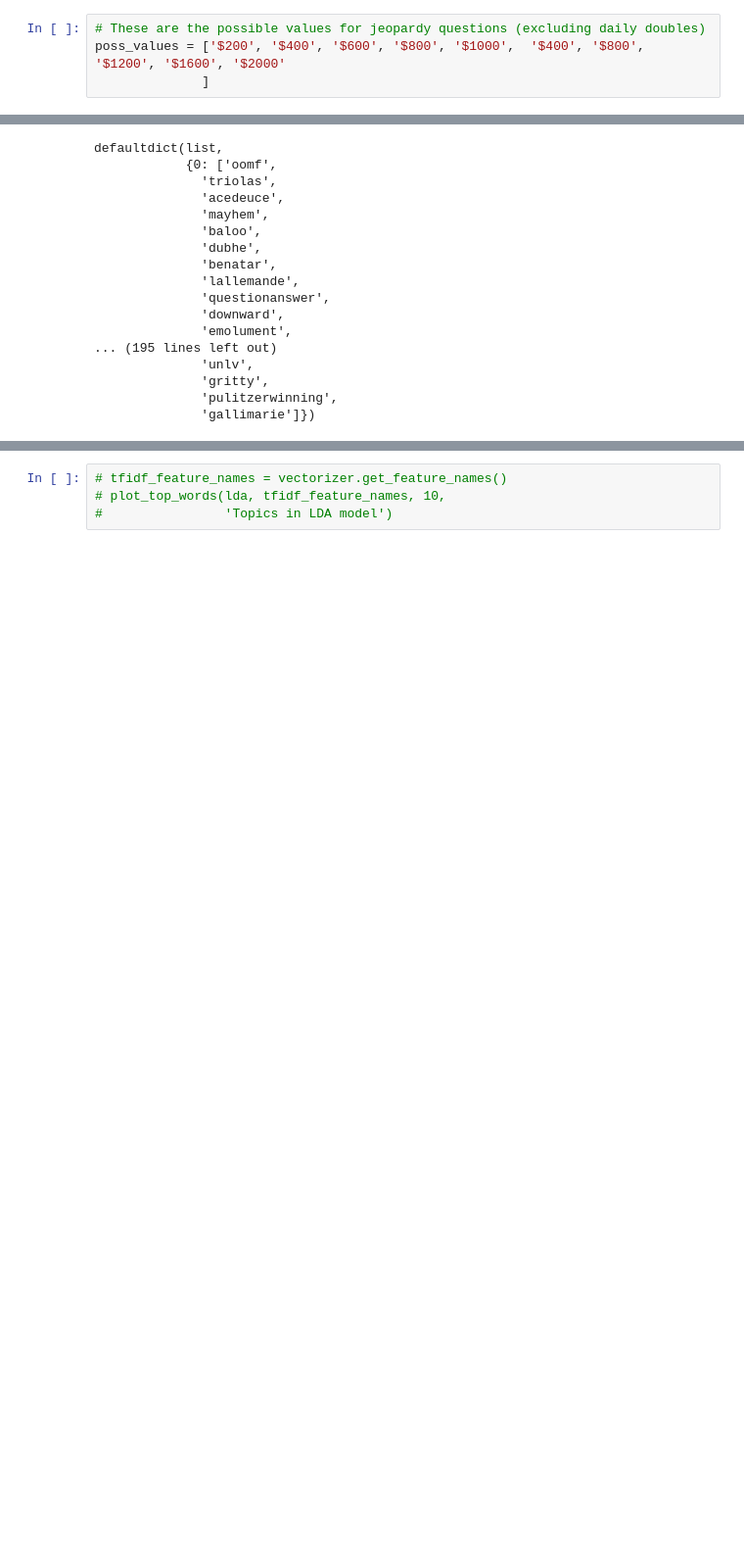
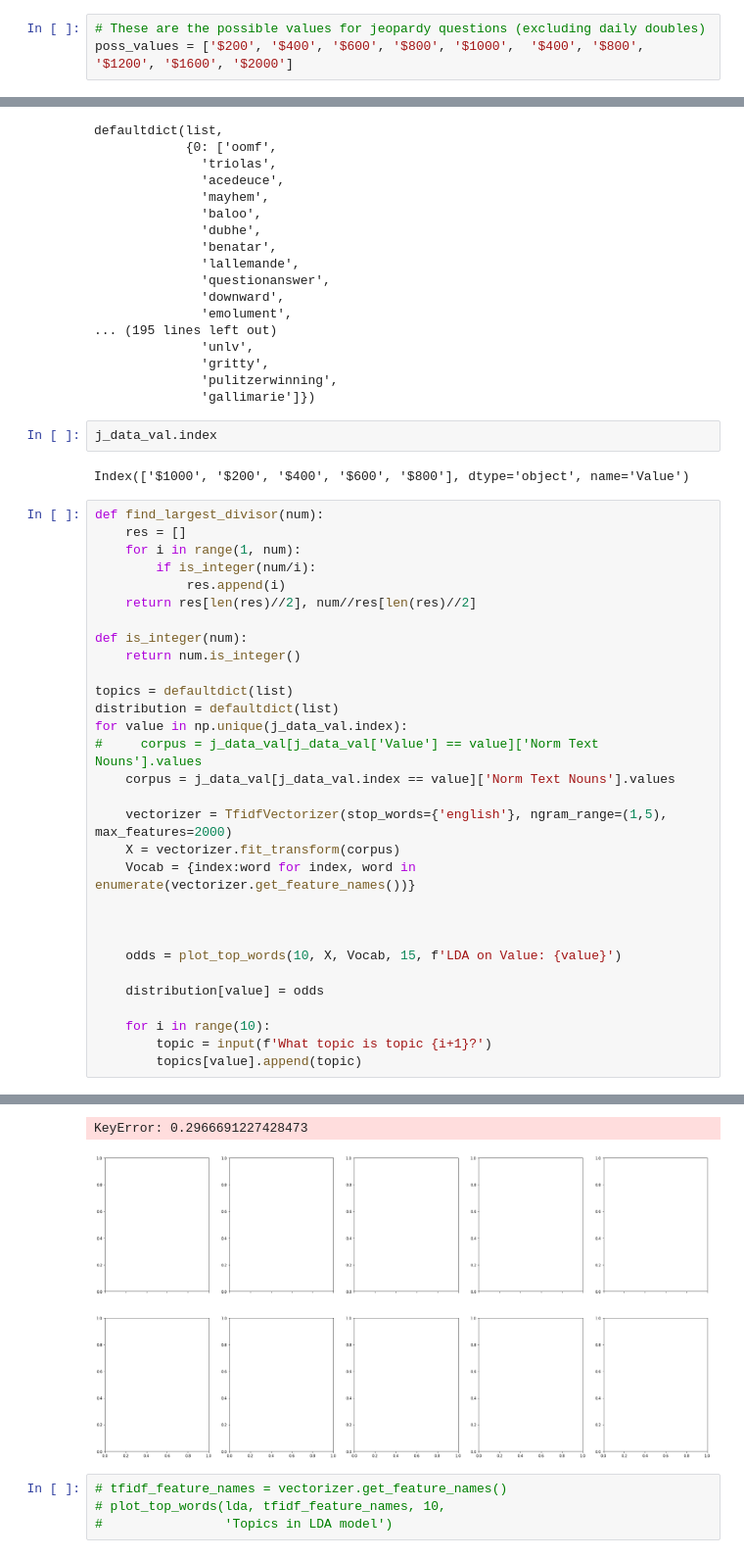
Before and after one commit to kyledbrooks/msds628-final-project, a Jupyter notebook: final-project.ipynb, the cells around one changed output, grey strips where cells are left out. Shown at 98% size. Drawn from its saved outputs; the diff is of its cells as text; blank space fills up the shorter version.

```diff
--- a/final-project.ipynb
+++ b/final-project.ipynb
@@ -122,8 +199,7 @@ def normalize_text(cell):
 ## Jeopardy questions grouped by question value
 # %%
 # These are the possible values for jeopardy questions (excluding daily doubles)
-poss_values = ['$200', '$400', '$600', '$800', '$1000',  '$400', '$800', '$1200', '$1600', '$2000'
-              ]
+poss_values = ['$200', '$400', '$600', '$800', '$1000',  '$400', '$800', '$1200', '$1600', '$2000']
 # %%
 j_data.Value.unique()
 # %% [output]
@@ -229,3 +305,38 @@ defaultdict(list,
               'gritty',
               'pulitzerwinning',
               'gallimarie']})
+# %%
+j_data_val.index
+# %% [output]
+Index(['$1000', '$200', '$400', '$600', '$800'], dtype='object', name='Value')
+# %%
+def find_largest_divisor(num):
+    res = []
+    for i in range(1, num):
+        if is_integer(num/i):
+            res.append(i)
+    return res[len(res)//2], num//res[len(res)//2]
+
+def is_integer(num):
+    return num.is_integer()
+
+topics = defaultdict(list)
+distribution = defaultdict(list)
+for value in np.unique(j_data_val.index):
+#     corpus = j_data_val[j_data_val['Value'] == value]['Norm Text Nouns'].values
+    corpus = j_data_val[j_data_val.index == value]['Norm Text Nouns'].values
+
+    vectorizer = TfidfVectorizer(stop_words={'english'}, ngram_range=(1,5), max_features=2000)
+    X = vectorizer.fit_transform(corpus)
+    Vocab = {index:word for index, word in enumerate(vectorizer.get_feature_names())}
+
+
+
+    odds = plot_top_words(10, X, Vocab, 15, f'LDA on Value: {value}')
+
+    distribution[value] = odds
+
+    for i in range(10):
+        topic = input(f'What topic is topic {i+1}?')
+        topics[value].append(topic)
+# %% [output]
@@ -232,3 +356,5 @@ defaultdict(list,
+KeyError: 0.2966691227428473
+[figure, added]
 # %%
 # tfidf_feature_names = vectorizer.get_feature_names()
 # plot_top_words(lda, tfidf_feature_names, 10,
```
Also changed, not shown: parts of 10 cells of this notebook.
